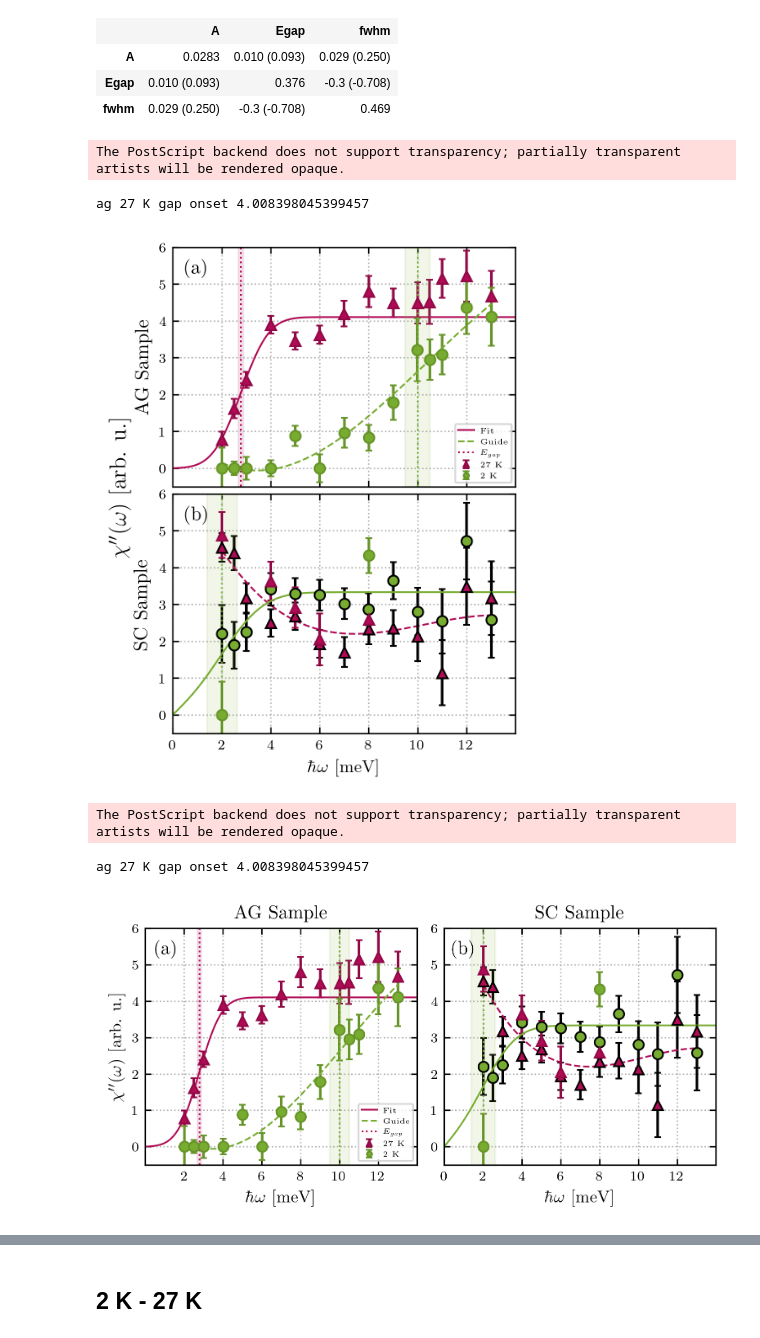
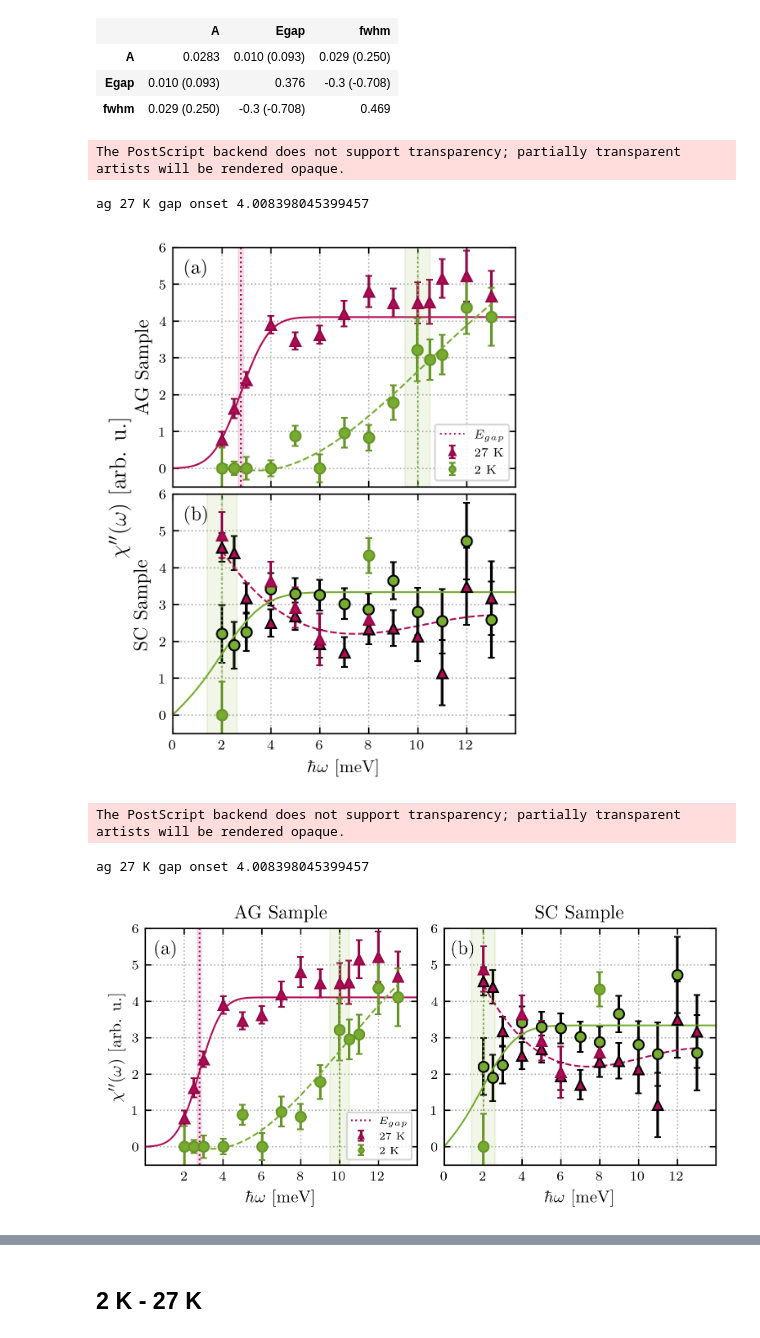
Before and after one commit to NBI-Magnetism-Group/NCCO_Analysis_Code_2026, a Jupyter notebook: DataAnalysis_IN20_CHI.ipynb, the cells around one changed output, grey strips where cells are left out. Saved outputs shown, nothing was run; the diff lists cells and outputs as text; code cells hidden in the pictures.

```diff
--- a/DataAnalysis_IN20_CHI.ipynb
+++ b/DataAnalysis_IN20_CHI.ipynb
@@ -1498,12 +1498,12 @@ x_energy_fit= np.linspace(0,14,200)
 ax[1].grid(linestyle='dotted')
 ax[0].errorbar(EN_ag_27K, np.asarray(A_ag_27K), capsize=2, yerr=np.asarray(A_err_ag_27K), fmt='^', label='27 K', color='#B00B55', ecolor='#910946', mew=1, markeredgecolor='#910946')
 
-ax[0].plot(x_energy_fit,  erf_model(x_energy_fit, erfit_ag_27K.values['A'],erfit_ag_27K.values['Egap'], erfit_ag_27K.values['fwhm']), '-', color='#B00B55', linewidth=1, label='Fit')
+ax[0].plot(x_energy_fit,  erf_model(x_energy_fit, erfit_ag_27K.values['A'],erfit_ag_27K.values['Egap'], erfit_ag_27K.values['fwhm']), '-', color='#B00B55', linewidth=1)
 
 #ax[0].plot(np.linspace(7,13,100), np.ones(100)*0.74493, '--', color='#B00B55', linewidth=1)
 
 ax[0].errorbar(EN_ag_2K, np.asarray(A_ag_2K), capsize=2, yerr=np.asarray(A_err_ag_2K), fmt='o', label='2 K', color='#77AC30', ecolor='#669428', mew=1, markeredgecolor='#669428')
-ax[0].plot(x_energy_ag_2K, spliney_A_ag_2K, '--', color='#77AC30', linewidth=1, label='Guide')
+ax[0].plot(x_energy_ag_2K, spliney_A_ag_2K, '--', color='#77AC30', linewidth=1)
 ax[0].grid(linestyle='dotted')
 ax[0].set_xticks([2, 4, 6, 8, 10, 12])
 #ax[0].set_yticks([0, 0.25, 0.5, 0.75, 1.0])
@@ -1515,7 +1515,7 @@ ax[0].fill_betweenx(y=[-0.5, 6], x1=erfit_ag_27K.values['Egap']-erfit_ag_27K.err
 ax[0].plot(np.ones(100)*10, np.linspace(-1, 6, 100), linestyle='dotted', color='#77AC30', linewidth=1)
 ax[0].fill_betweenx(y=[-0.5, 6], x1=9.5, x2=10.5,
                  color="#77AC30", alpha=0.1, zorder=2)
-ax[0].legend(fontsize=4.5, markerscale=0.5, loc='lower right')
+ax[0].legend(fontsize=7, markerscale=0.6, loc='lower right')
 #ax[0].arrow(4, 0.4, 0, 0.1, head_width=0.3, head_length=0.05, fc="#B00B55", ec="black", zorder=5)
 #ax[0].arrow(10, 0.2, 0, 0.1, head_width=0.3, head_length=0.05, fc="#77AC30", ec="black", zorder=5)
 
@@ -1534,34 +1534,34 @@ ax[1].fill_betweenx(y=[-1, 6], x1=erfit_sc_3K.values['Egap']-erfit_sc_3K.errors[
 ax[1].errorbar(EN_sc_27K, np.asarray(A_sc_27K), yerr=np.asarray(A_err_sc_27K), capsize=2, fmt='^', markerfacecolor='#B00B55', ecolor='#910946', mew=1, markeredgecolor='#910946')
 ax[1].errorbar(EN_sc_2K, np.asarray(A_sc_2K), yerr=np.asarray(A_err_sc_2K), capsize=2, fmt='o', markerfacecolor='#77AC30',  ecolor='#669428', mew=1, markeredgecolor='#669428')
 
 ax[1].plot(x_energy_fit, erf_model(x_energy_fit, *erfit_sc_3K.values), '-', color='#77AC30', linewidth=1, label='Fit')
 #ax[1].plot(x_energy_ag_27K, sigmoid(x_energy_ag_27K, guess_sigmoid_sc['x0'], guess_sigmoid_sc['k'], guess_sigmoid_sc['top']), '--', color="#ff00d4")
 
 
 #ax[1].axvspan(0, 0.4, color='grey', alpha=0.3, label='FWHM IN20')
 ax[1].text(0.5, 5.3, r"(b)", fontsize=11, color="black")
 ax[1].grid(linestyle='dotted')
 ax[1].set_xticks([0, 2, 4, 6, 8, 10, 12])
 ax[0].set_xticklabels([])
 
 ax[0].set_ylabel('AG Sample', fontsize=11)
 ax[1].text(-1.6, 3, r'SC Sample', va='center', rotation='vertical', fontsize=11)
 #ax[1].legend(fontsize=6, markerscale=0.5)
 ax[0].set_ylim(-0.5,6)
 ax[1].set_ylim(-0.5,6)
 ax[1].set_xlim(0, 14)
 ax[0].set_xlim(0, 14)
 ax[1].set_xlabel('$\hbar \omega$ [meV]')
 fig.text(-0.02, 0.5, '$\\chi^{\\prime\\prime}(\\omega)$ [arb. u.]', va='center', rotation='vertical', fontsize=13)
 
 plt.savefig('Figures_eps/IN20/E_dependence_CHI.eps', format='eps', bbox_inches='tight')
 plt.savefig('Figures_png/IN20/E_dependence_CHI.png', format='png', bbox_inches='tight')
 
 print('ag 27 K gap onset', sigmoid_fit_ag_mm.values['x0']+2/sigmoid_fit_ag_mm.values['k'])
 # %% [output]
 The PostScript backend does not support transparency; partially transparent artists will be rendered opaque.
 ag 27 K gap onset 4.008398045399457
-[figure, old version]
+[figure, new version]
 # %%
 fig, ax = plt.subplots(1, 2, figsize=(6, 2.5))
 fig.subplots_adjust(hspace=0.1, wspace=0.1)
@@ -1577,12 +1577,12 @@ x_energy_fit= np.linspace(0,14,200)
 ax[1].grid(linestyle='dotted')
 ax[0].errorbar(EN_ag_27K, np.asarray(A_ag_27K), capsize=2, yerr=np.asarray(A_err_ag_27K), fmt='^', label='27 K', color='#B00B55', ecolor='#910946', mew=1, markeredgecolor='#910946')
 
-ax[0].plot(x_energy_fit,  erf_model(x_energy_fit, erfit_ag_27K.values['A'],erfit_ag_27K.values['Egap'], erfit_ag_27K.values['fwhm']), '-', color='#B00B55', linewidth=1, label='Fit')
+ax[0].plot(x_energy_fit,  erf_model(x_energy_fit, erfit_ag_27K.values['A'],erfit_ag_27K.values['Egap'], erfit_ag_27K.values['fwhm']), '-', color='#B00B55', linewidth=1)
 
 #ax[0].plot(np.linspace(7,13,100), np.ones(100)*0.74493, '--', color='#B00B55', linewidth=1)
 
 ax[0].errorbar(EN_ag_2K, np.asarray(A_ag_2K), capsize=2, yerr=np.asarray(A_err_ag_2K), fmt='o', label='2 K', color='#77AC30', ecolor='#669428', mew=1, markeredgecolor='#669428')
-ax[0].plot(x_energy_ag_2K, spliney_A_ag_2K, '--', color='#77AC30', linewidth=1, label='Guide')
+ax[0].plot(x_energy_ag_2K, spliney_A_ag_2K, '--', color='#77AC30', linewidth=1)
 ax[0].grid(linestyle='dotted')
 ax[0].set_xticks([2, 4, 6, 8, 10, 12])
 #ax[0].set_yticks([0, 0.25, 0.5, 0.75, 1.0])
@@ -1594,7 +1594,7 @@ ax[0].fill_betweenx(y=[-0.5, 6], x1=erfit_ag_27K.values['Egap']-erfit_ag_27K.err
 ax[0].plot(np.ones(100)*10, np.linspace(-1, 6, 100), linestyle='dotted', color='#77AC30', linewidth=1)
 ax[0].fill_betweenx(y=[-0.5, 6], x1=9.5, x2=10.5,
                  color="#77AC30", alpha=0.1, zorder=2)
-ax[0].legend(fontsize=4.5, markerscale=0.5, loc='lower right')
+ax[0].legend(fontsize=6, markerscale=0.5, loc='lower right')
 #ax[0].arrow(4, 0.4, 0, 0.1, head_width=0.3, head_length=0.05, fc="#B00B55", ec="black", zorder=5)
 #ax[0].arrow(10, 0.2, 0, 0.1, head_width=0.3, head_length=0.05, fc="#77AC30", ec="black", zorder=5)
 
@@ -1641,7 +1641,7 @@ print('ag 27 K gap onset', sigmoid_fit_ag_mm.values['x0']+2/sigmoid_fit_ag_mm.va
 # %% [output]
 The PostScript backend does not support transparency; partially transparent artists will be rendered opaque.
 ag 27 K gap onset 4.008398045399457
-[figure, old version]
+[figure, new version]
 # %%
 fig, ax = plt.subplots(2, 1,figsize=(3.5, 5))
 fig.subplots_adjust(hspace=0.03, wspace=0.05)
```
Also changed, not shown: parts of 4 cells of this notebook, 3 other files.
